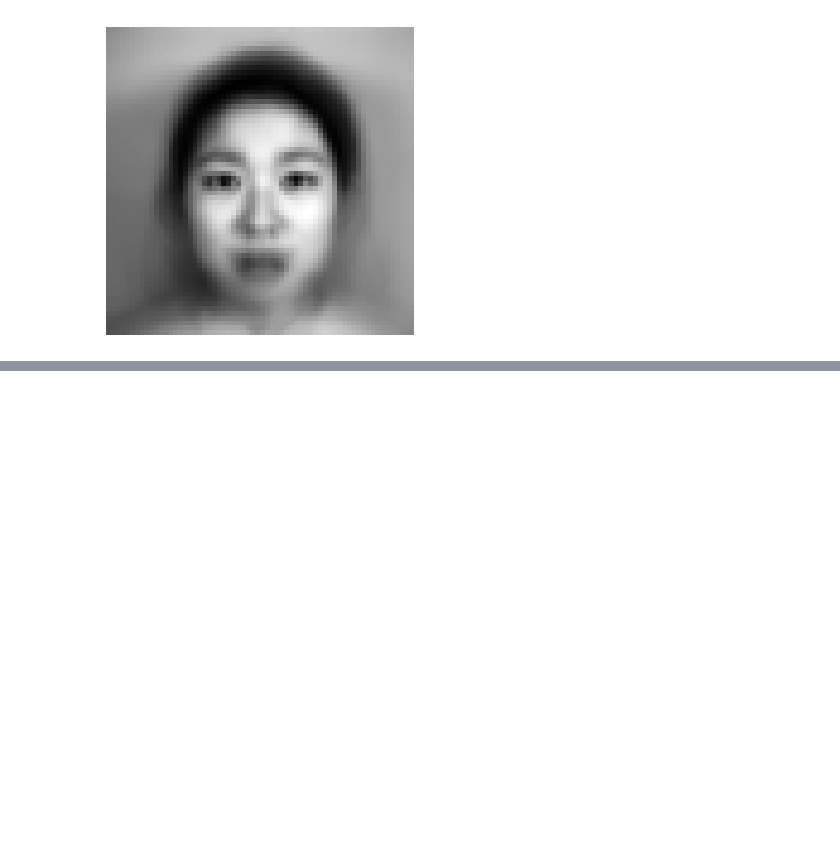
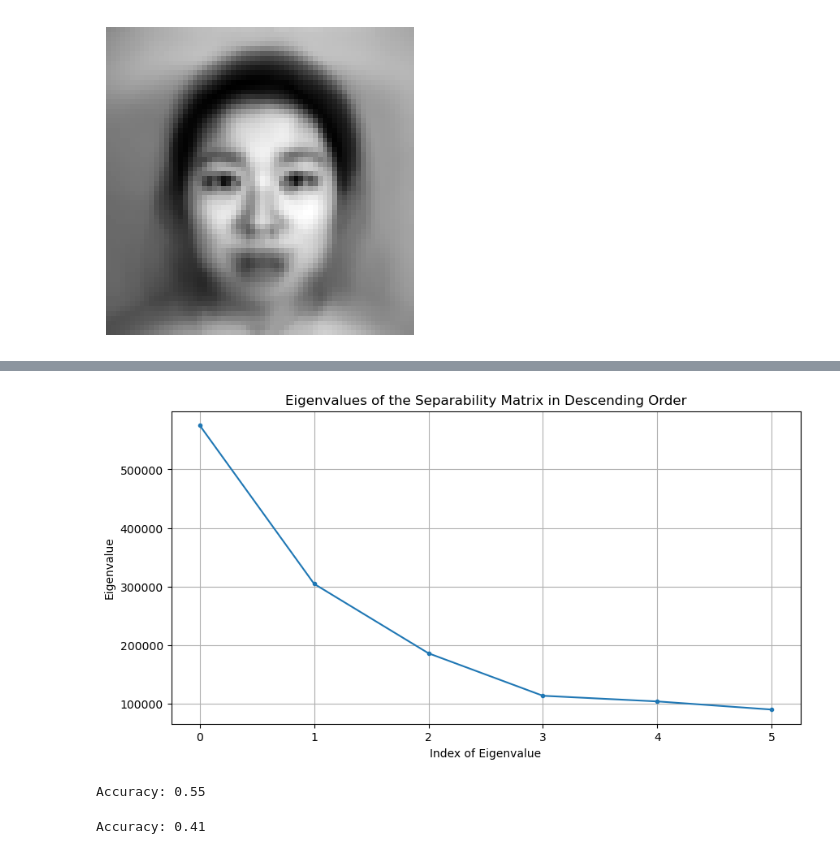
Before and after one commit to itsatefe/Pattern-Recognition, a Jupyter notebook: HW4/LDA.ipynb, the cells around one changed output, grey strips where cells are left out. Saved outputs shown, nothing was run; the diff lists cells and outputs as text; code cells hidden in the pictures; blank space fills up the shorter version.

```diff
--- a/HW4/LDA.ipynb
+++ b/HW4/LDA.ipynb
@@ -126,0 +194,10 @@ plt.show()
+# %%
+plt.figure(figsize=(10, 5))
+plt.plot(eigenvalues[:len(unique_classes) - 1], 'o-', markersize=3)
+plt.title('Eigenvalues of the Separability Matrix in Descending Order')
+plt.xlabel('Index of Eigenvalue')
+plt.ylabel('Eigenvalue')
+plt.grid(True)
+plt.show()
+# %% [output]
+[figure, added]
@@ -126,0 +206,16 @@ plt.show()
+# %%
+qda_model = QuadraticDiscriminantAnalysis()
+qda_model.fit(X_train, y_train)
+y_pred = qda_model.predict_likelihood(X_test)
+accuracy_value = accuracy_score(y_test, y_pred)
+print(f"Accuracy: {accuracy_value:.2f}")
+# %% [output]
+Accuracy: 0.55
+# %%
+gnb = GaussianNaiveBayes()
+gnb.fit(X_train, y_train)
+y_pred = gnb.predict(X_test)
+accuracy_value = accuracy_score(y_test, y_pred)
+print(f"Accuracy: {accuracy_value:.2f}")
+# %% [output]
+Accuracy: 0.41
```
Also changed, not shown: parts of 39 cells of this notebook, 2 other files.
